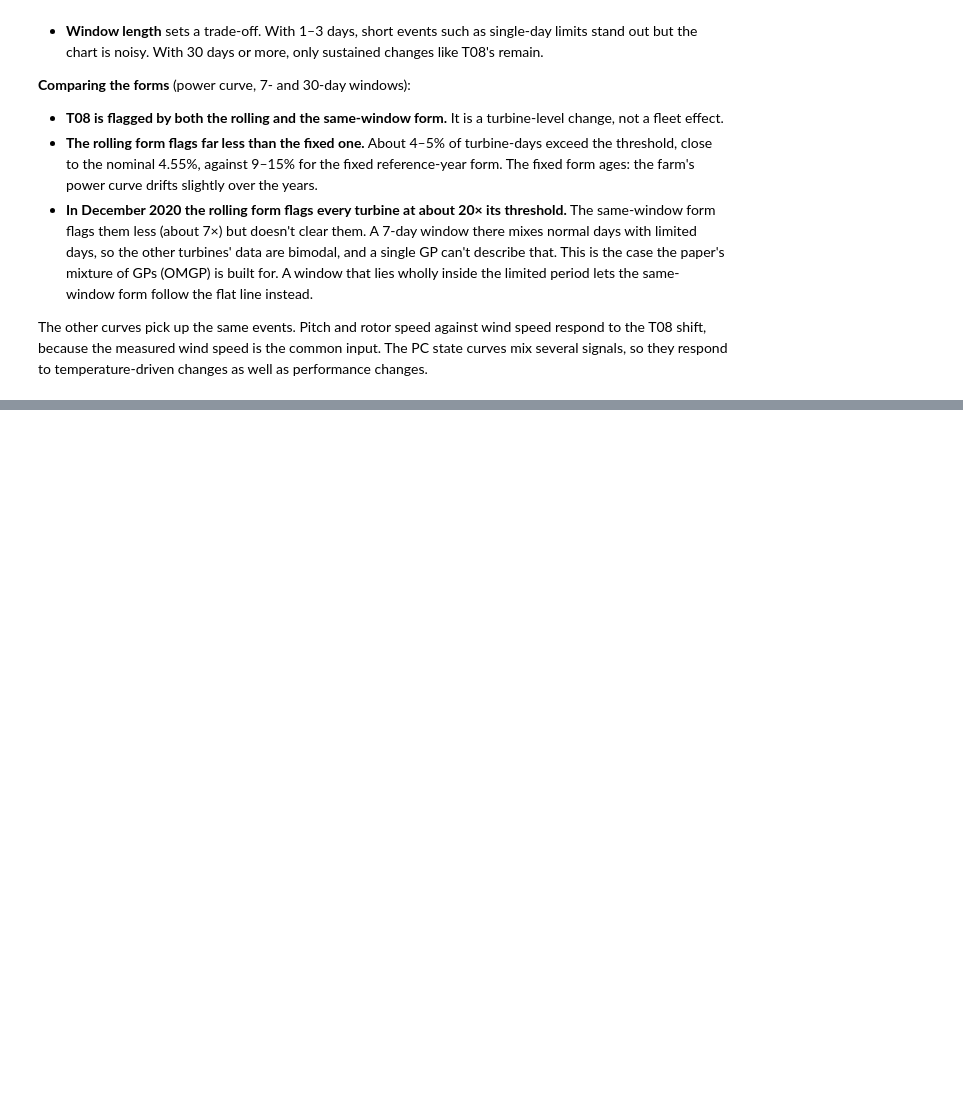
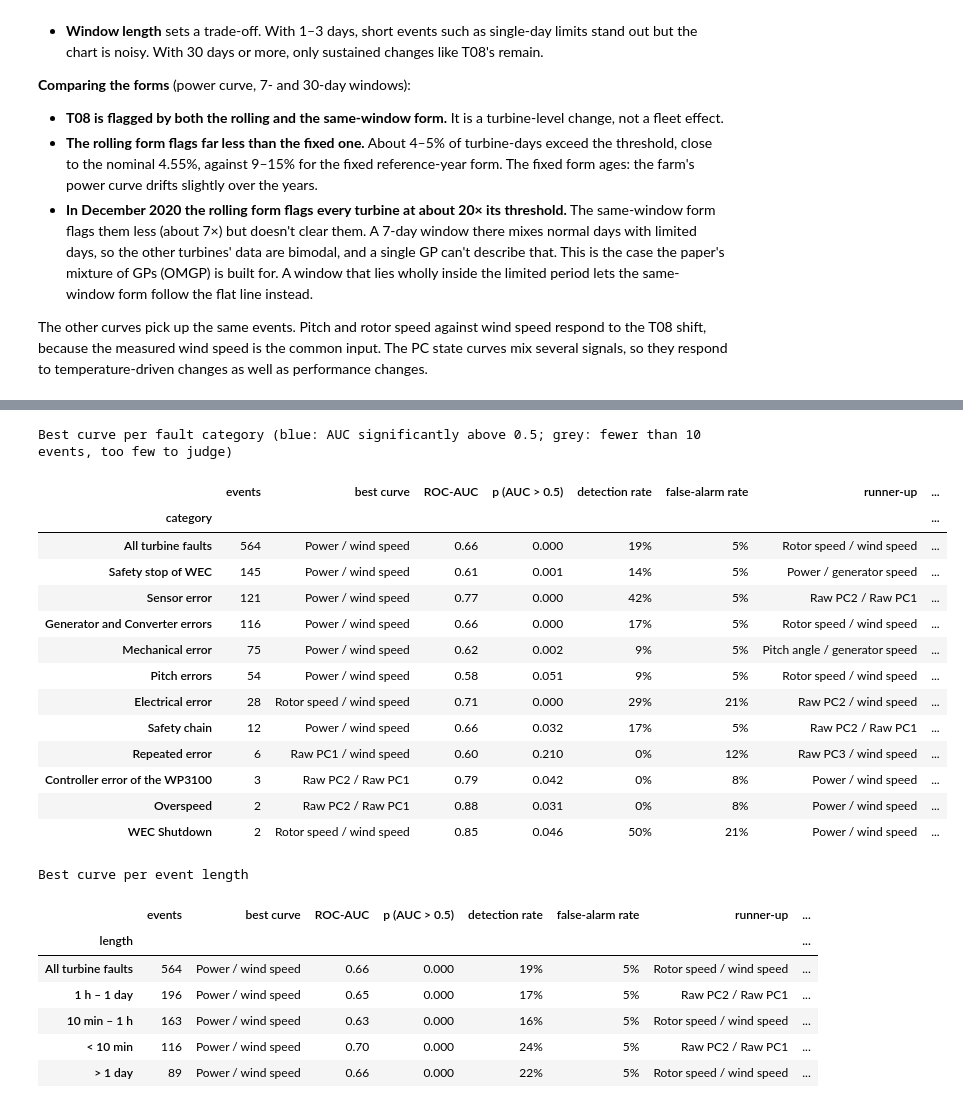
Before and after one commit to bacon274/windAnalysis, a Jupyter notebook: population_form_penmanshiel.ipynb, the cells around one changed output, grey strips where cells are left out. Saved outputs shown, nothing was run; the diff lists cells and outputs as text; code cells hidden in the pictures; blank space fills up the shorter version.

```diff
--- a/population_form_penmanshiel.ipynb
+++ b/population_form_penmanshiel.ipynb
@@ -867,0 +1185,60 @@ The other curves pick up the same events. Pitch and rotor speed against wind spe
+# %%
+# Best state curve for each fault category: highest ROC-AUC, with the runner-up for comparison.
+BEST_MIN_EVENTS = 10   # categories with fewer scored events are listed but flagged as too small to judge
+
+
+def best_curves(table, by):
+    rows = []
+    for lvl, g in table.groupby(level=by, sort=False):
+        g = g.droplevel(by).sort_values("ROC-AUC", ascending=False)
+        top, second = g.iloc[0], g.iloc[1]
+        n = int(top["events"])
+        verdict = ("too few events" if n < BEST_MIN_EVENTS
+                   else "significant" if top["p (AUC > 0.5)"] < 0.05 else "not significant")
+        rows.append({by: lvl, "events": n, "best curve": g.index[0], "ROC-AUC": top["ROC-AUC"],
+                     "p (AUC > 0.5)": top["p (AUC > 0.5)"], "detection rate": top["detection rate"],
+                     "false-alarm rate": top["false-alarm rate"], "runner-up": g.index[1],
+                     "runner-up AUC": second["ROC-AUC"], "verdict": verdict})
+    out = pd.DataFrame(rows).set_index(by)
+    first = out.loc[["All turbine faults"]] if "All turbine faults" in out.index else out.iloc[:0]
+    return pd.concat([first, out.drop(index="All turbine faults", errors="ignore").sort_values("events", ascending=False)])
+
+
+def _style_best(df):
+    shade = {"significant": "background-color: #cde2fb", "not significant": "", "too few events": "color: #9a9993"}
+    return (df.style.format({"ROC-AUC": "{:.2f}", "runner-up AUC": "{:.2f}", "p (AUC > 0.5)": "{:.3f}",
+                             "detection rate": "{:.0%}", "false-alarm rate": "{:.0%}"})
+            .apply(lambda r: [shade[r["verdict"]]] * len(r), axis=1)
+            .set_properties(subset=["best curve"], **{"font-weight": "bold"}))
+
+
+best_by_category = best_curves(by_category, "category")
+print("Best curve per fault category (blue: AUC significantly above 0.5; grey: fewer than "
+      f"{BEST_MIN_EVENTS} events, too few to judge)")
+display(_style_best(best_by_category))
+print("\nBest curve per event length")
+display(_style_best(best_curves(by_length, "length")))
+# %% [output]
+Best curve per fault category (blue: AUC significantly above 0.5; grey: fewer than 10 events, too few to judge)
+|  | events | best curve | ROC-AUC | p (AUC > 0.5) | detection rate | false-alarm rate | runner-up | ... |
+| category |  |  |  |  |  |  |  | ... |
+| All turbine faults | 564 | Power / wind speed | 0.66 | 0.000 | 19% | 5% | Rotor speed / wind speed | ... |
+| Safety stop of WEC | 145 | Power / wind speed | 0.61 | 0.001 | 14% | 5% | Power / generator speed | ... |
+| Sensor error | 121 | Power / wind speed | 0.77 | 0.000 | 42% | 5% | Raw PC2 / Raw PC1 | ... |
+| Generator and Converter errors | 116 | Power / wind speed | 0.66 | 0.000 | 17% | 5% | Rotor speed / wind speed | ... |
+| Mechanical error | 75 | Power / wind speed | 0.62 | 0.002 | 9% | 5% | Pitch angle / generator speed | ... |
+| Pitch errors | 54 | Power / wind speed | 0.58 | 0.051 | 9% | 5% | Rotor speed / wind speed | ... |
+| Electrical error | 28 | Rotor speed / wind speed | 0.71 | 0.000 | 29% | 21% | Raw PC2 / wind speed | ... |
+| Safety chain | 12 | Power / wind speed | 0.66 | 0.032 | 17% | 5% | Raw PC2 / Raw PC1 | ... |
+| Repeated error | 6 | Raw PC1 / wind speed | 0.60 | 0.210 | 0% | 12% | Raw PC3 / wind speed | ... |
+| Controller error of the WP3100 | 3 | Raw PC2 / Raw PC1 | 0.79 | 0.042 | 0% | 8% | Power / wind speed | ... |
+| Overspeed | 2 | Raw PC2 / Raw PC1 | 0.88 | 0.031 | 0% | 8% | Power / wind speed | ... |
+| WEC Shutdown | 2 | Rotor speed / wind speed | 0.85 | 0.046 | 50% | 21% | Power / wind speed | ... |
+Best curve per event length
+|  | events | best curve | ROC-AUC | p (AUC > 0.5) | detection rate | false-alarm rate | runner-up | ... |
+| length |  |  |  |  |  |  |  | ... |
+| All turbine faults | 564 | Power / wind speed | 0.66 | 0.000 | 19% | 5% | Rotor speed / wind speed | ... |
+| 1 h – 1 day | 196 | Power / wind speed | 0.65 | 0.000 | 17% | 5% | Raw PC2 / Raw PC1 | ... |
+| 10 min – 1 h | 163 | Power / wind speed | 0.63 | 0.000 | 16% | 5% | Rotor speed / wind speed | ... |
+| < 10 min | 116 | Power / wind speed | 0.70 | 0.000 | 24% | 5% | Raw PC2 / Raw PC1 | ... |
+| > 1 day | 89 | Power / wind speed | 0.66 | 0.000 | 22% | 5% | Rotor speed / wind speed | ... |
```
Also changed, not shown: parts of 8 cells of this notebook, 3 other files.
